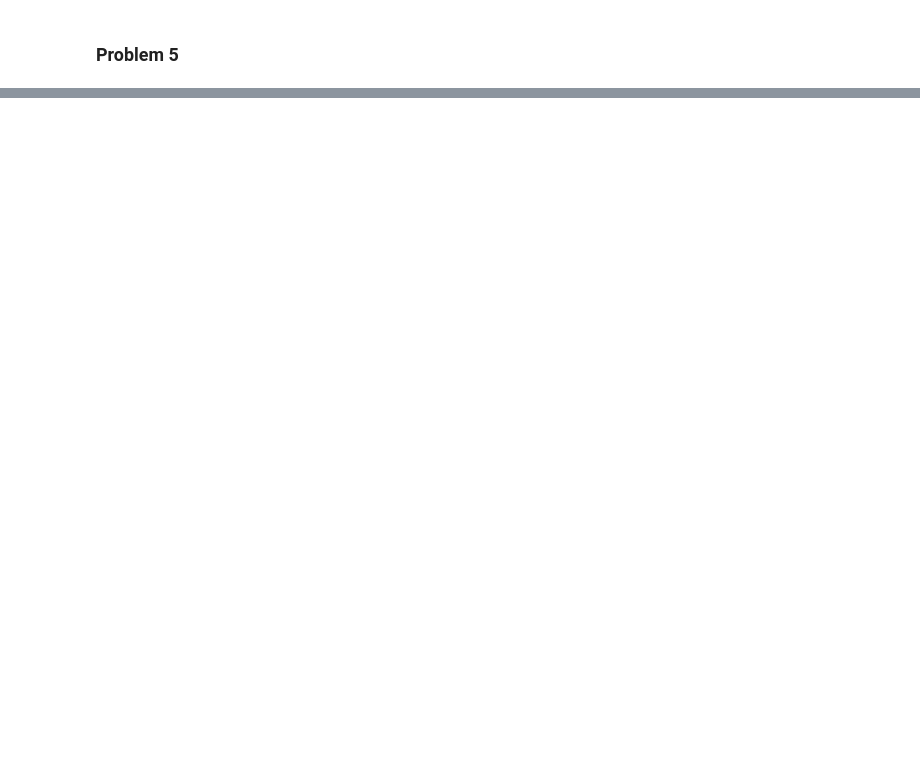
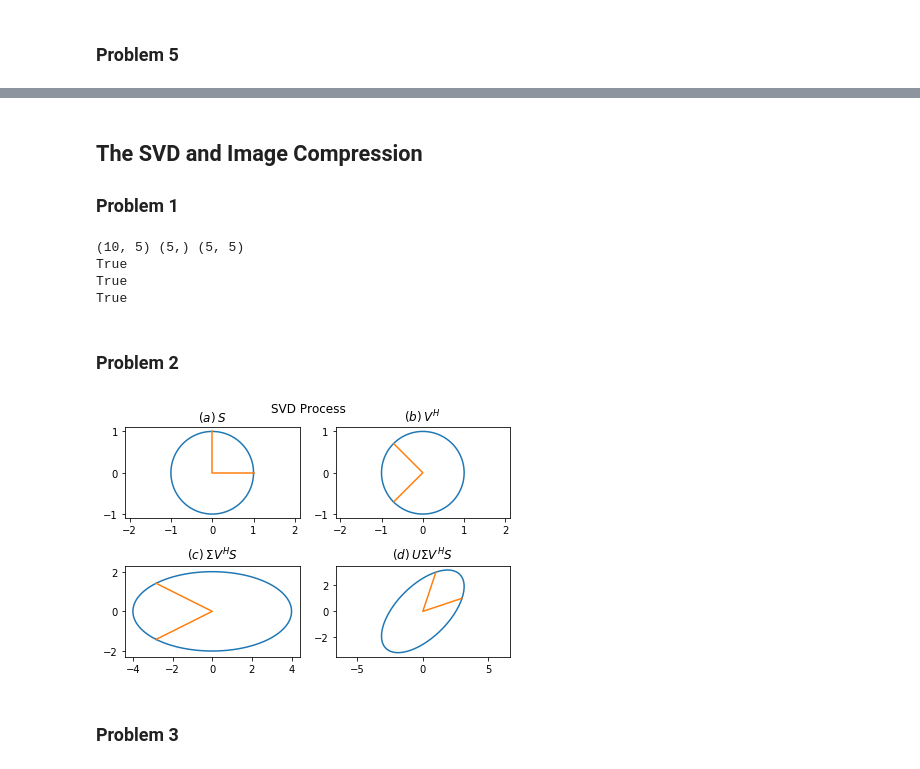
Before and after one commit to Cacheell/BootCamp2018, a Jupyter notebook: ProbSets/Comp/ProbSet3/Homework 3.ipynb, the cells around one changed output, grey strips where cells are left out. Cells and saved outputs as stored; diff of their text form; code cells hidden in the pictures; blank space fills up the shorter version.

```diff
--- a/ProbSets/Comp/ProbSet3/Homework 3.ipynb
+++ b/ProbSets/Comp/ProbSet3/Homework 3.ipynb
@@ -76,0 +327,74 @@ A = np.random.random((m,n))
+# %% [markdown]
+## The SVD and Image Compression
+
+### Problem 1
+# %%
+import numpy as np
+from scipy import linalg as la
+
+def compact_SVD(A, tol):
+    lamb, V = la.eig(A.conj().T @ A)
+    sigma = np.sqrt(lamb)
+    order = np.argsort(sigma)[::-1]
+    sigma[order]
+    V[order]
+    r = np.sum(x > tol for x in sigma)
+    sigma_pos = sigma[:r]
+    V_pos = V[:, :r]
+    U = (A @ V_pos) / sigma_pos
+    return U, sigma_pos, V_pos.conj().T
+A = np.random.random((10, 5))
+U, SIGMA, VH = compact_SVD(A, 1e-12)
+u2, sigma2, vh2 = la.svd(A, full_matrices=False)
+print(U.shape, SIGMA.shape, VH.shape)
+print(np.allclose(U.T @ U, np.identity(5)))
+print(np.allclose(U @ np.diag(SIGMA) @ VH, A))
+print(np.linalg.matrix_rank(A) == len(SIGMA))
+#print(U,'\n', SIGMA, '\n', VH, '\n')
+#print(u2,'\n', sigma2, '\n', vh2)
+# %% [output]
+(10, 5) (5,) (5, 5)
+True
+True
+True
+# %% [markdown]
+### Problem 2
+# %%
+plt.ion()
+
+def transform_uc(A):
+    theta_range = np.linspace(0, 2 * np.pi, 200)
+    S = np.array([np.cos(theta_range), np.sin(theta_range)])
+    E = np.array([[1, 0, 0], [0, 0, 1]])
+    U, s, Vh = la.svd(A)
+    s = np.diag(s)
+    fig, axes = plt.subplots(2, 2)
+    axes[0][0].plot(S[0], S[1])
+    axes[0][0].plot(E[0], E[1])
+    axes[0, 0].axis("equal")
+    axes[0][1].plot((Vh @ S)[0], (Vh @ S)[1])
+    axes[0][1].plot((Vh @ E)[0], (Vh @ E)[1])
+    axes[0, 1].axis("equal")
+    axes[1][0].plot((s @ Vh @ S)[0], (s @ Vh @ S)[1])
+    axes[1][0].plot((s @ Vh @ E)[0], (s @ Vh @ E)[1])
+    axes[1, 0].axis("equal")
+    axes[1][1].plot((U @ s @ Vh @ S)[0], (U @ s @ Vh @ S)[1])
+    axes[1][1].plot((U @ s @ Vh @ E)[0], (U @ s @ Vh @ E)[1])
+    axes[1, 1].axis("equal")
+    #axes[0][0].axis([-1.1, 1.1, -1.1, 1.1])
+    #axes[1][0].axis([-1, 1, -1, 1])
+    #axes[0][1].axis([-1, 1, -1, 1])
+    #axes[1][1].axis([-1, 1, -1, 1])
+    axes[0][0].set_title(r"$(a) \:S$")
+    axes[0][1].set_title(r"$(b)\: V^H$")
+    axes[1][0].set_title(r"$(c)\: \Sigma V^H S$")
+    axes[1][1].set_title(r"$ (d)\:U\Sigma V^H S$")
+    fig.suptitle("SVD Process")
+    plt.tight_layout()
+    plt.axis("equal")
+    plt.show()
+transform_uc(np.array([[3, 1],[1, 3]]))
+# %% [output]
+[figure, added]
+# %% [markdown]
+### Problem 3
```
Also changed, not shown: parts of 54 cells of this notebook, 12 other files.
